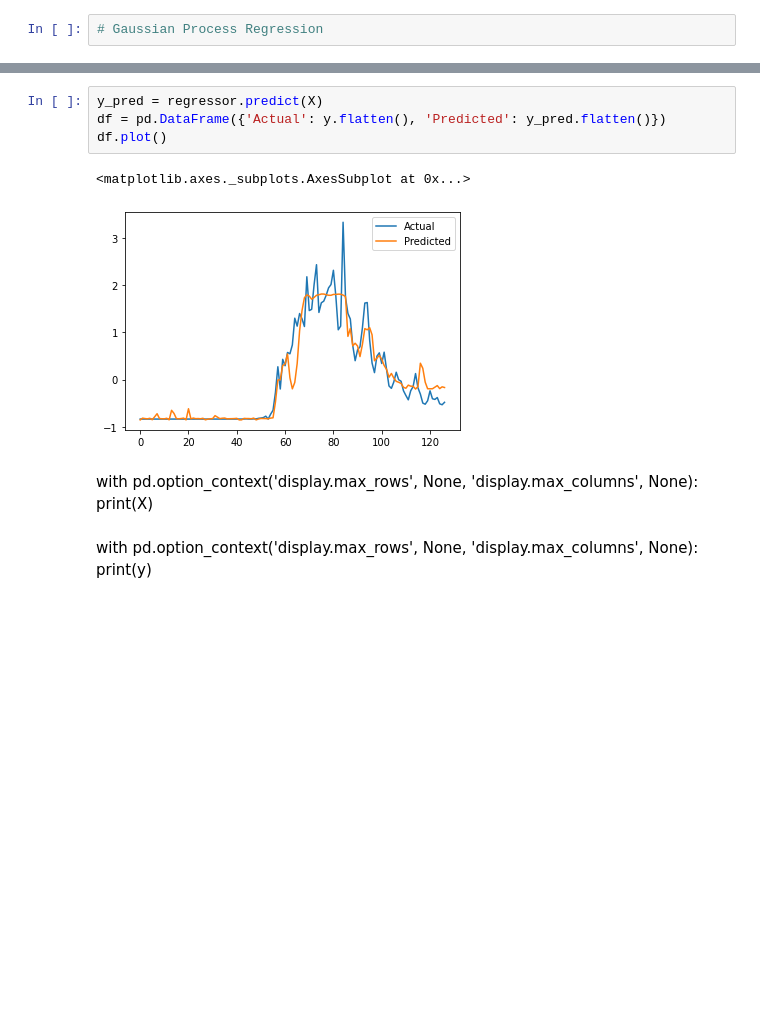
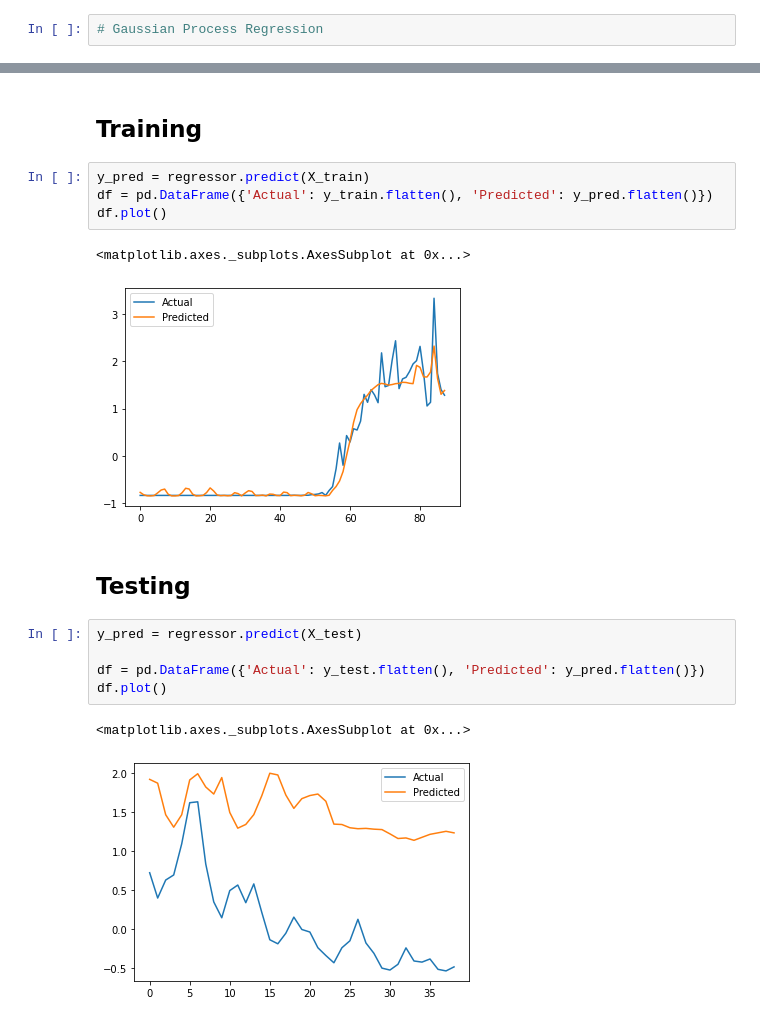
Before and after one commit to robinvvinod/spaceapps, a Jupyter notebook: regression.ipynb, the cells around one changed output, grey strips where cells are left out. Drawn from its saved outputs; the diff is of its cells as text; blank space fills up the shorter version.

```diff
--- a/regression.ipynb
+++ b/regression.ipynb
@@ -95,13 +115,19 @@ model = regressor.fit(X, y)
+# %% [markdown]
+## Training
 # %%
-y_pred = regressor.predict(X)
-df = pd.DataFrame({'Actual': y.flatten(), 'Predicted': y_pred.flatten()})
+y_pred = regressor.predict(X_train)
+df = pd.DataFrame({'Actual': y_train.flatten(), 'Predicted': y_pred.flatten()})
 df.plot()
 # %% [output]
 <matplotlib.axes._subplots.AxesSubplot at 0x...>
-[figure, old version]
+[figure, new version]
-# %% [markdown]
-with pd.option_context('display.max_rows', None, 'display.max_columns', None):
-    print(X)
-# %% [markdown]
-with pd.option_context('display.max_rows', None, 'display.max_columns', None):
-    print(y)
+# %% [markdown]
+## Testing
+# %%
+y_pred = regressor.predict(X_test)
+
+df = pd.DataFrame({'Actual': y_test.flatten(), 'Predicted': y_pred.flatten()})
+df.plot()
+# %% [output]
+<matplotlib.axes._subplots.AxesSubplot at 0x...>
+[figure, added]
```
Also changed, not shown: parts of 17 cells of this notebook, 2 other files.
